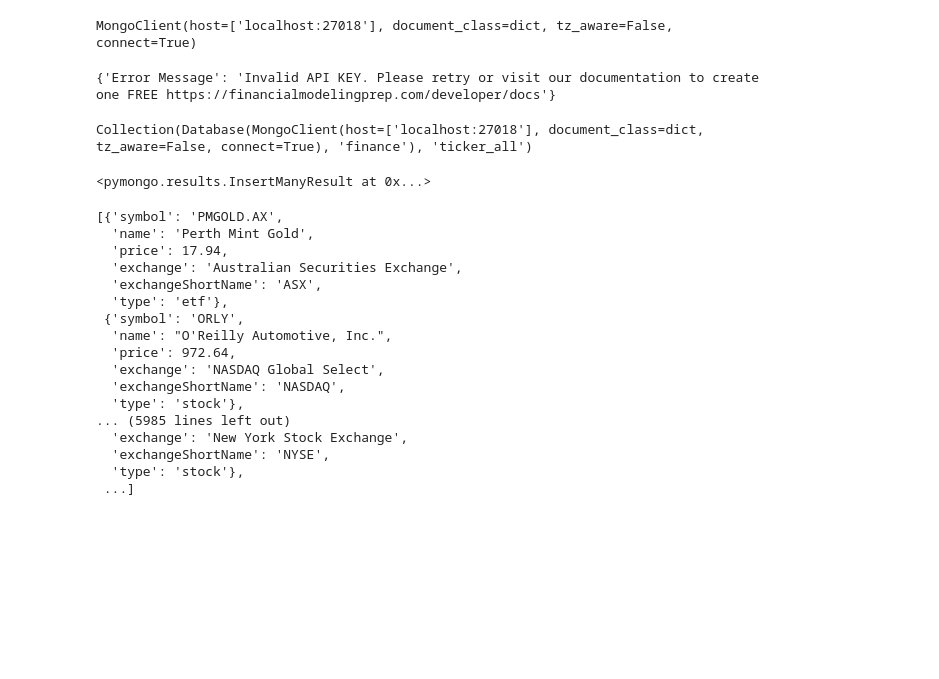
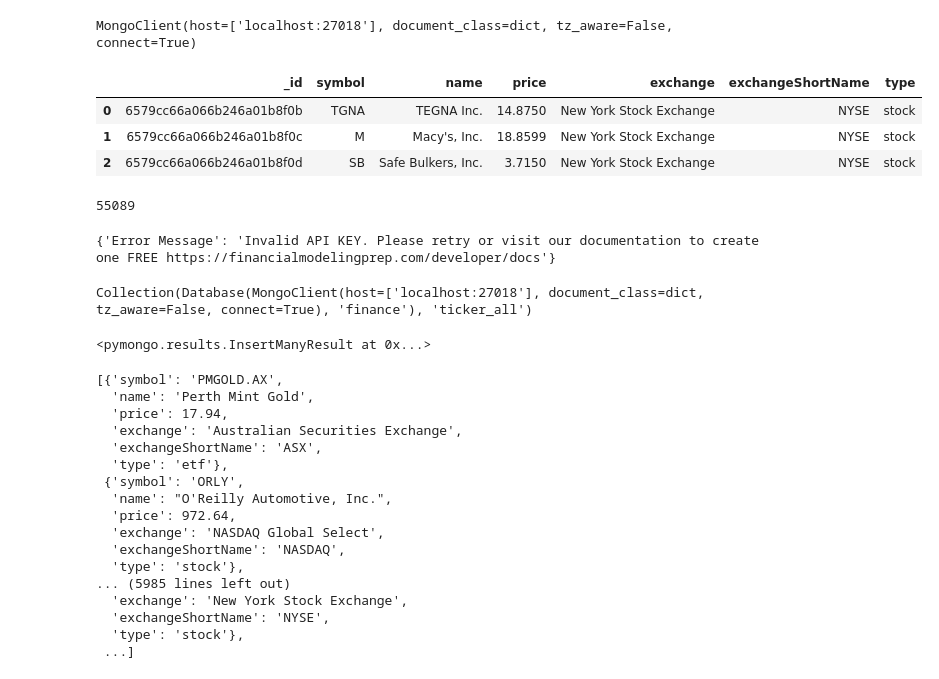
Before and after one commit to Michiel-DK/finance, a Jupyter notebook: notebooks/first_try.ipynb, the cells around one changed output. Drawn from its saved outputs; the diff is of its cells as text; code cells hidden in the pictures; blank space fills up the shorter version.

Commit message:
get tickers from mongo db

```diff
--- a/notebooks/first_try.ipynb
+++ b/notebooks/first_try.ipynb
@@ -10,3 +10,17 @@ PY_MONGO_CLIENT = pymongo.MongoClient('mongodb://mongo_admin:mongo_admin@localho
 PY_MONGO_CLIENT
 # %% [output]
 MongoClient(host=['localhost:27018'], document_class=dict, tz_aware=False, connect=True)
+# %%
+client = PY_MONGO_CLIENT
+collection = client['finance']['all_tickers']
+# %%
+big_ls = list(collection.find({'type':'stock'}))
+# %%
+df = pd.DataFrame(big_ls)
+df = df[df['type']=='stock']
+df.head(3)
+# %% [output]
+|  | _id | symbol | name | price | exchange | exchangeShortName | type |
+| 0 | 6579cc66a066b246a01b8f0b | TGNA | TEGNA Inc. | 14.8750 | New York Stock Exchange | NYSE | stock |
+| 1 | 6579cc66a066b246a01b8f0c | M | Macy's, Inc. | 18.8599 | New York Stock Exchange | NYSE | stock |
+| 2 | 6579cc66a066b246a01b8f0d | SB | Safe Bulkers, Inc. | 3.7150 | New York Stock Exchange | NYSE | stock |
@@ -13,3 +40,7 @@ MongoClient(host=['localhost:27018'], document_class=dict, tz_aware=False, conne
+# %%
+len(list(result))
+# %% [output]
+55089
 # %%
 url = 'https://financialmodelingprep.com/api/v3/key-metrics/'
 # %%
```
Also changed, not shown: parts of 2 cells of this notebook, 3 other files.
